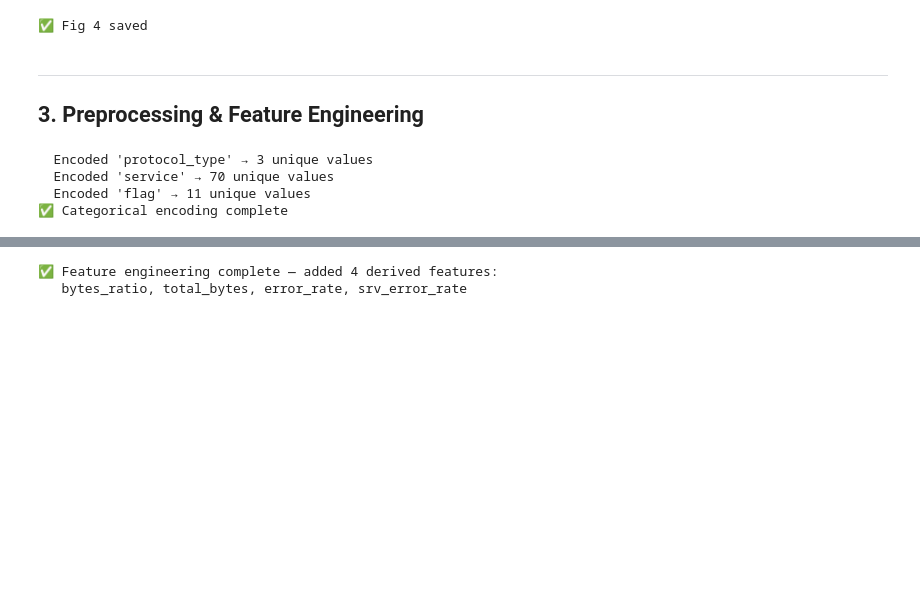
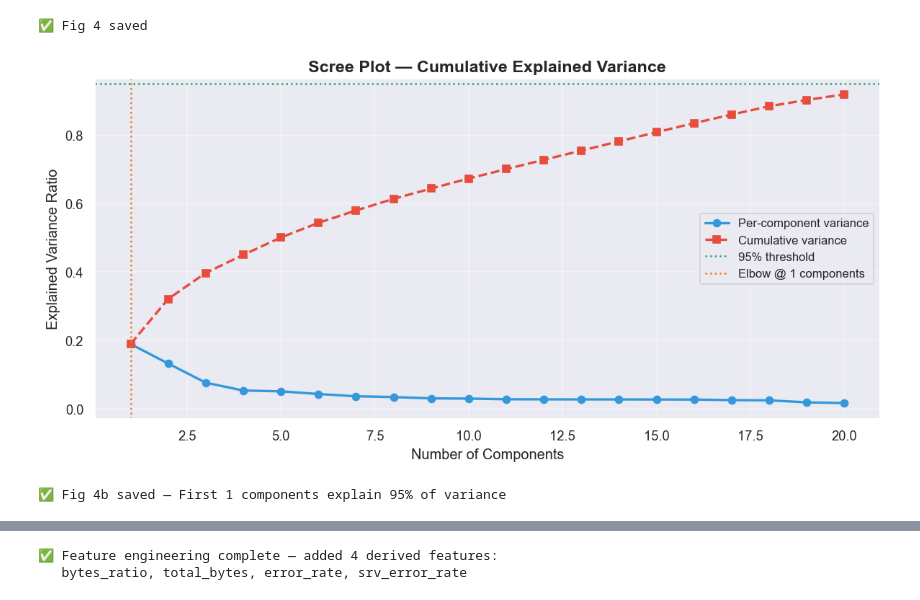
Before and after one commit to VrajVaghela/DSlab_Project_Network_Intrusion_detection_Kirtan_Sodagar_U23CS051, a Jupyter notebook: network_intrusion_detection.ipynb, the cells around one changed output, grey strips where cells are left out. Cells and saved outputs as stored; diff of their text form; code cells hidden in the pictures; blank space fills up the shorter version.

```diff
--- a/network_intrusion_detection.ipynb
+++ b/network_intrusion_detection.ipynb
@@ -296,23 +345,44 @@ print("✅ Fig 4 saved")
 # %% [output]
 [figure]
 ✅ Fig 4 saved
-# %% [markdown]
----
-## 3. Preprocessing & Feature Engineering
-# %%
-# ── Step 1: Encode Categorical Features ───────────────────────────────────────
-df_model = df.copy()
-
-categorical_cols = ['protocol_type', 'service', 'flag']
-le = LabelEncoder()
-
-for col in categorical_cols:
-    df_model[col] = le.fit_transform(df_model[col])
-    print(f"  Encoded '{col}' → {df[col].nunique()} unique values")
-
-print("✅ Categorical encoding complete")
-# %% [output]
-  Encoded 'protocol_type' → 3 unique values
-  Encoded 'service' → 70 unique values
-  Encoded 'flag' → 11 unique values
-✅ Categorical encoding complete
+# %%
+# ── Figure 4b: Scree Plot (PCA Explained Variance) ───────────────────────────
+# NOTE: We use the raw numeric features (pre-split) here for EDA-only PCA.
+# A separate PCA for the 2D visualization is done post-split on scaled data.
+
+numeric_eda_cols = df.select_dtypes(include=[np.number]).columns.tolist()
+numeric_eda_cols = [c for c in numeric_eda_cols if c not in ['binary_label']]
+
+# Fill and scale for PCA
+from sklearn.preprocessing import StandardScaler as _SS
+_scaler_eda = _SS()
+X_eda_scaled = _scaler_eda.fit_transform(df[numeric_eda_cols].fillna(0))
+
+# Fit PCA with 20 components to analyse variance
+pca_eda = PCA(n_components=20, random_state=42)
+pca_eda.fit(X_eda_scaled)
+
+cumvar = np.cumsum(pca_eda.explained_variance_ratio_)
+n_components = np.argmax(cumvar >= 0.95) + 1  # first index where cumvar ≥ 95%
+
+fig, ax = plt.subplots(figsize=(10, 5))
+ax.plot(range(1, 21), pca_eda.explained_variance_ratio_, 'o-',
+        color='#3498db', label='Per-component variance', linewidth=2)
+ax.plot(range(1, 21), cumvar, 's--',
+        color='#e74c3c', label='Cumulative variance', linewidth=2)
+# Mark 95% threshold
+ax.axhline(0.95, color='#27ae60', linewidth=1.5, linestyle=':', label='95% threshold')
+ax.axvline(n_components, color='#e67e22', linewidth=1.5, linestyle=':',
+           label=f'Elbow @ {n_components} components')
+ax.set_xlabel('Number of Components', fontsize=12)
+ax.set_ylabel('Explained Variance Ratio', fontsize=12)
+ax.set_title('Scree Plot — Cumulative Explained Variance', fontsize=14, fontweight='bold')
+ax.legend(fontsize=10)
+ax.grid(True, alpha=0.4)
+plt.tight_layout()
+plt.savefig('fig4b_scree_plot.png', bbox_inches='tight')
+plt.show()
+print(f"✅ Fig 4b saved — First {n_components} components explain 95% of variance")
+# %% [output]
+[figure, added]
+✅ Fig 4b saved — First 1 components explain 95% of variance
```
Also changed, not shown: parts of 61 cells of this notebook, 13 other files.
